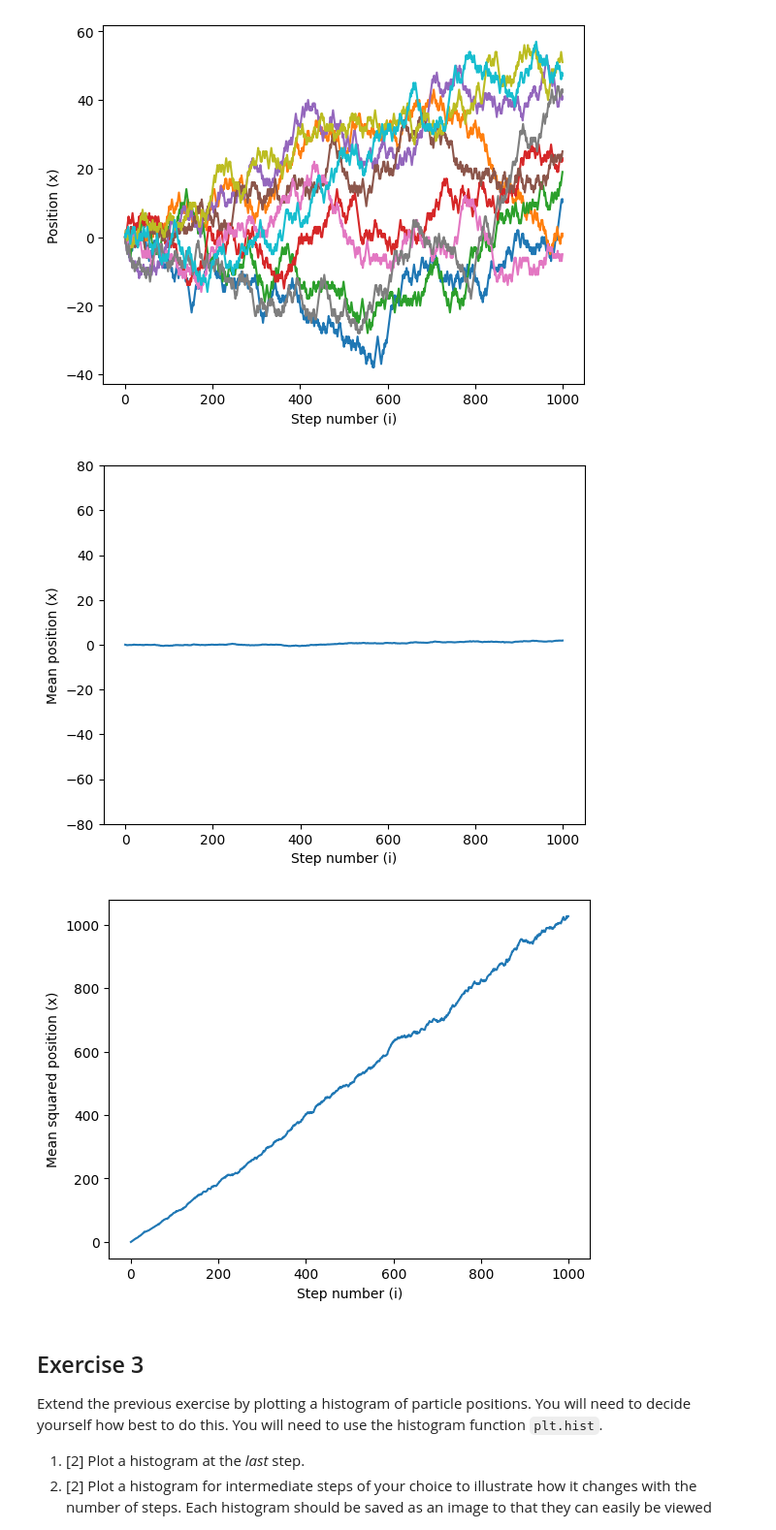
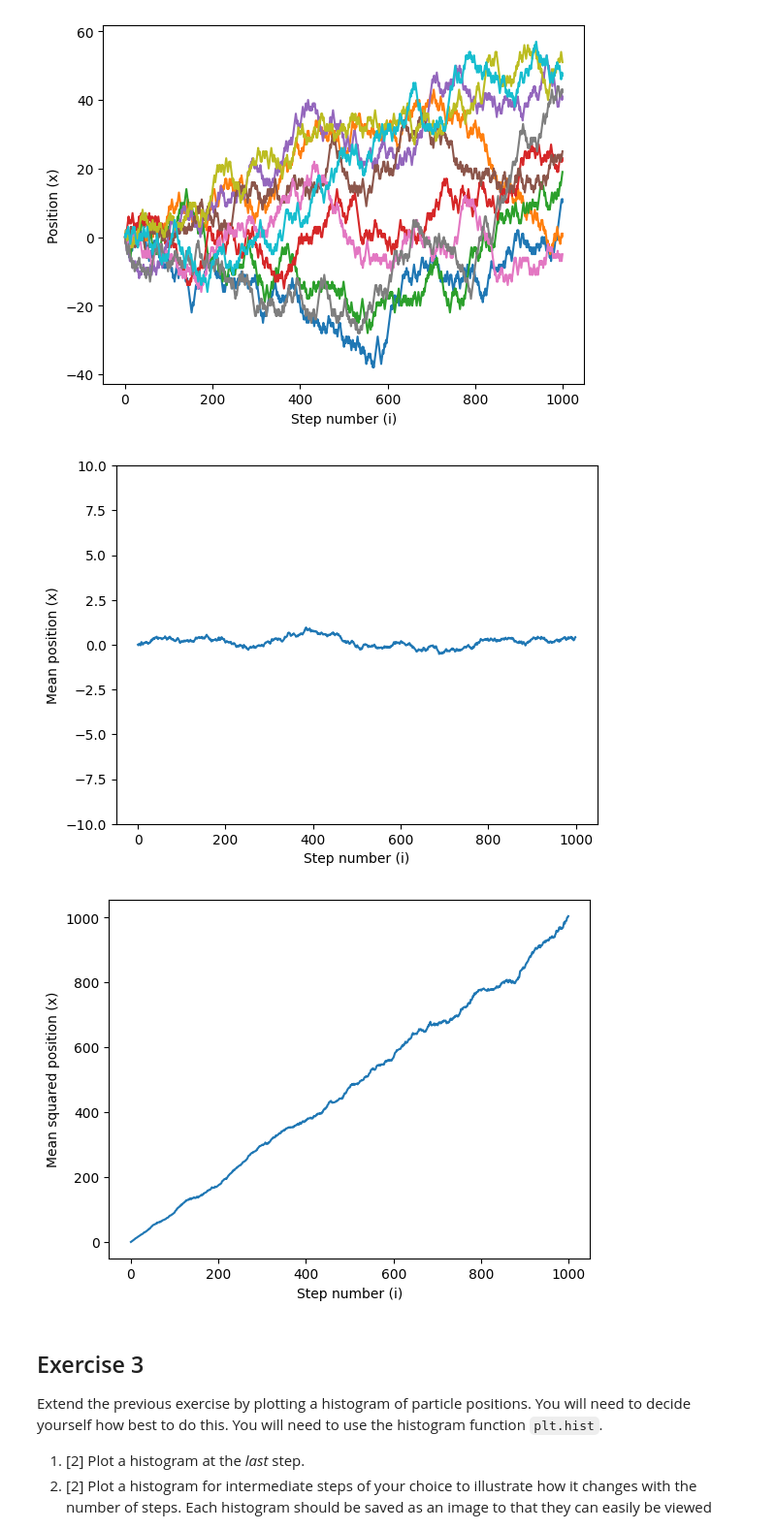
Before and after one commit to PX2145-2025/week-7-b-Whittle-Keenan, a Jupyter notebook: Random_walk.ipynb, the cells around one changed output. Shown at 97% size. Saved outputs shown, nothing was run; the diff lists cells and outputs as text; code cells hidden in the pictures.

```diff
--- a/Random_walk.ipynb
+++ b/Random_walk.ipynb
@@ -122,36 +122,38 @@ steps = 1000
 N = 500
 particles = np.zeros((steps, N), int)
 
 # Walk loop
 for i in range(1, steps):
   x = np.random.choice([-1, 1], size=N) # random -1 or 1
   particles[i] = particles[i-1] + x
 
 # Figuring out the mean position and mean squared position of all 500 walkers
 mean_position = np.mean(particles, axis=1)
 mean_squared_position = np.mean(particles**2, axis=1)
 
 # Plot mean_position
 plt.plot(mean_position)
 plt.xlabel('Step number (i)')
 plt.ylabel('Mean position (x)')
-plt.ylim(-80,80)
+plt.ylim(-10,10)
 plt.show()
+# The mean position stays very near 0, because for every walker who goes 1 unit 'left', there is a walker going 1 unit 'right', cancelling out
 
 # Plot mean_position_squared
 plt.plot(mean_squared_position)
 plt.xlabel('Step number (i)')
 plt.ylabel('Mean squared position (x)')
 plt.show()
+# The mean position squared is almost a linear fit going from 0 to the number of steps (N)
 
 # Plot the 500 walkers
 #plt.plot(particles)
 #plt.xlabel('Step number (i)')
 #plt.ylabel('Position (x)')
 #plt.show()
 # %% [output]
-[figure, old version]
+[figure, new version]
-[figure, old version]
+[figure, new version]
 # %% [markdown]
 ## Exercise 3
 Extend the previous exercise by plotting a histogram of particle positions. You will need to decide yourself how best to do this. You will need to use the histogram function `plt.hist`.
```
Also changed, not shown: parts of 1 cell of this notebook.
